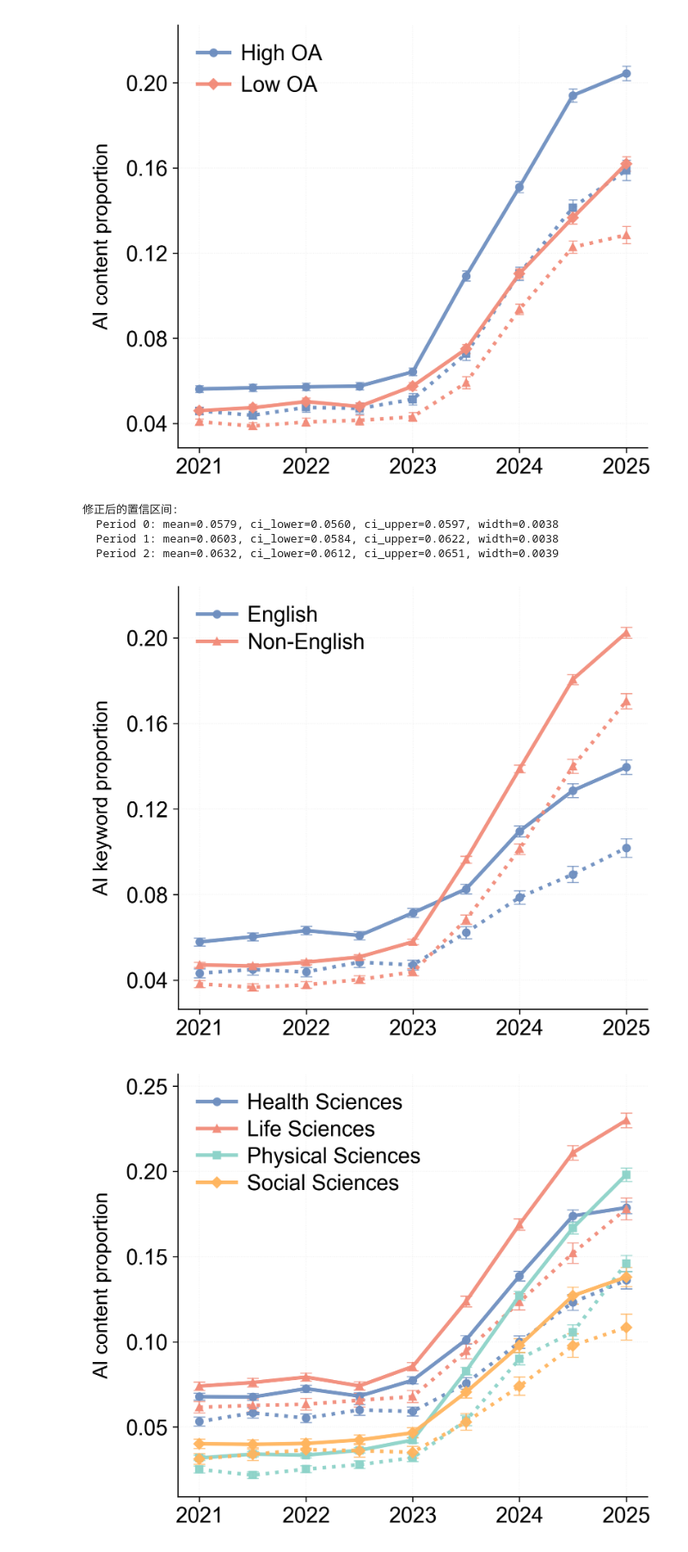
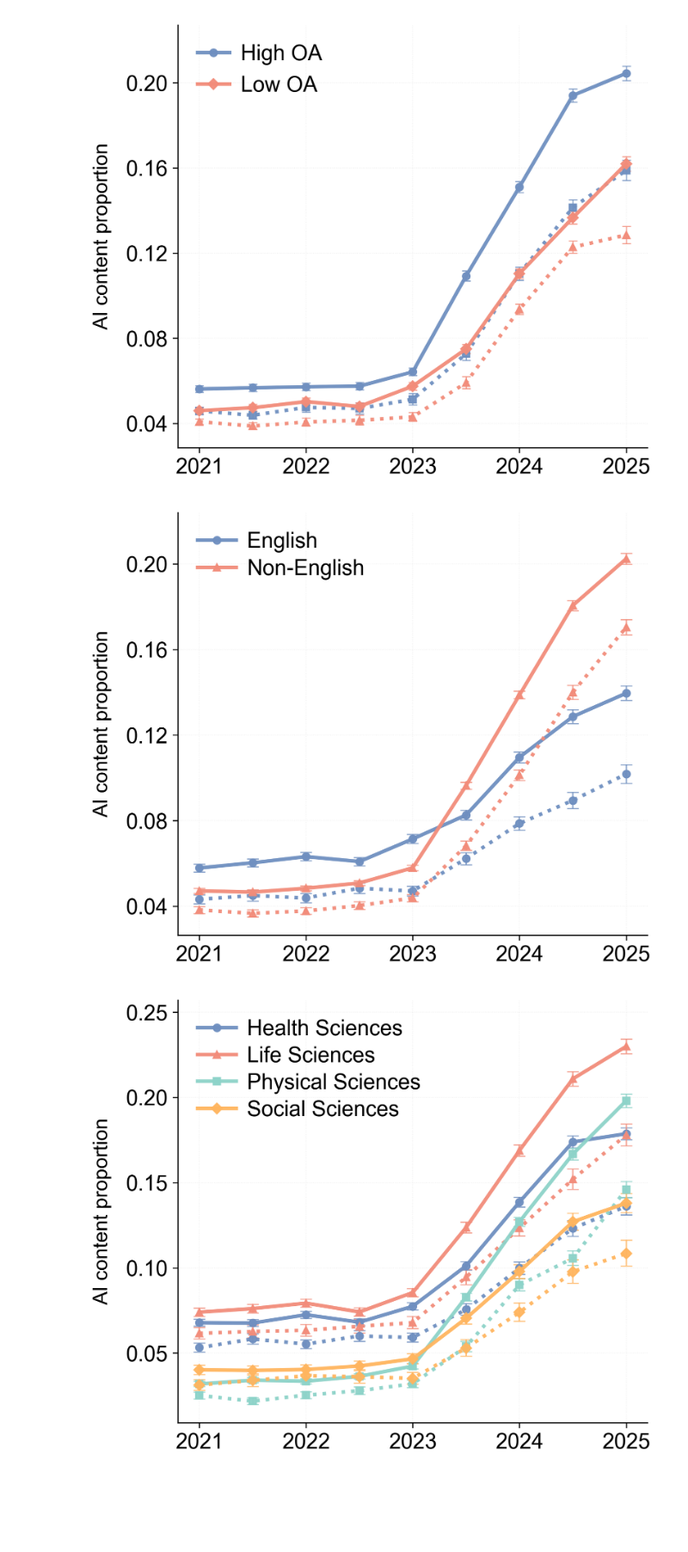
Before and after one commit to IM-Peking-University/ai_policy, a Jupyter notebook: figure/ai_use.ipynb, the cells around one changed output. Shown at 86% size. Cells and saved outputs as stored; diff of their text form; code cells hidden in the pictures; blank space fills up the shorter version.

Commit message:
update figures and code

```diff
--- a/figure/Fig 2.ipynb
+++ b/figure/ai_use.ipynb
@@ -279,7 +279,7 @@ english_speaking_countries = {
 }
 
 # Load data with policy information
-policy_country_path = r"ai_policy/results/mle_res/by_half_year_policy_country.csv"
+policy_country_path = r"ai_policy\results\mle_res\by_half_year_policy_country.csv"
 policy_country_data = pd.read_csv(policy_country_path)
 
 # Filter out missing country codes
@@ -367,13 +367,6 @@ english_without_policy_mean = np.array(english_without_policy_mean, dtype=float)
 non_english_with_policy_mean = np.array(non_english_with_policy_mean, dtype=float)
 non_english_without_policy_mean = np.array(non_english_without_policy_mean, dtype=float)
 
-# Debug: print corrected confidence intervals
-print("Corrected confidence intervals:")
-for i in range(min(3, len(periods))):
-    mean_val = english_with_policy_mean[i]
-    ci_lo = english_with_policy_lo[i]
-    ci_hi = english_with_policy_hi[i]
-    print(f"  Period {i}: mean={mean_val:.4f}, ci_lower={ci_lo:.4f}, ci_upper={ci_hi:.4f}, width={ci_hi-ci_lo:.4f}")
 
 plt.style.use('default')
 plt.rcParams.update({
@@ -425,40 +418,36 @@ ax.errorbar(x, non_english_with_policy_mean,
 ax.plot(x, non_english_without_policy_mean, marker='^', markersize=5, linestyle=':',
         color=colors['non_english'], zorder=4, alpha=0.95)
 ax.errorbar(x, non_english_without_policy_mean,
             yerr=[non_english_without_policy_mean - np.array(non_english_without_policy_lo),
                   np.array(non_english_without_policy_hi) - non_english_without_policy_mean],
             fmt='none', capsize=4, capthick=0.8, ecolor=colors['non_english'],
             elinewidth=1.0, alpha=0.8, zorder=3)
 year_ticks, year_labels = [], []
 for i, (y, h) in enumerate(periods):
     if str(y) not in year_labels and str(y) in ['2021', '2022', '2023', '2024', '2025']:
         year_ticks.append(i)
         year_labels.append(str(y))
 ax.set_xticks(year_ticks)
 ax.set_xticklabels(year_labels)
 
-ax.set_ylabel('AI keyword proportion', fontsize=14, labelpad=10)
+ax.set_ylabel('AI content proportion', fontsize=14, labelpad=10)
 ax.yaxis.set_major_formatter(FormatStrFormatter('%.2f'))
 ax.spines['top'].set_visible(False)
 ax.spines['right'].set_visible(False)
 ax.grid(True, linestyle=':', linewidth=0.5, alpha=0.4, color='#D9D9D9')
 
 ax.legend(frameon=False, loc='upper left', ncol=1, handletextpad=0.5,
           columnspacing=1.5, handlelength=1.8, labelspacing=0.3)
 
 ymin, ymax = ax.get_ylim()
 ax.set_ylim(ymin, ymax * 1.05)
 ax.yaxis.set_major_locator(MaxNLocator(integer=False, prune='both', nbins=6))
 
 plt.tight_layout(pad=1.5)
-save_transparent_figure('language')
+# save_transparent_figure('language')
 plt.show()
 # %% [output]
-修正后的置信区间:
-  Period 0: mean=0.0579, ci_lower=0.0560, ci_upper=0.0597, width=0.0038
-  Period 1: mean=0.0603, ci_lower=0.0584, ci_upper=0.0622, width=0.0038
-  Period 2: mean=0.0632, ci_lower=0.0612, ci_upper=0.0651, width=0.0039
-[figure, old version]
+[figure, new version]
 # %%
 import pandas as pd
 import matplotlib.pyplot as plt
```
Also changed, not shown: 9 other files.
